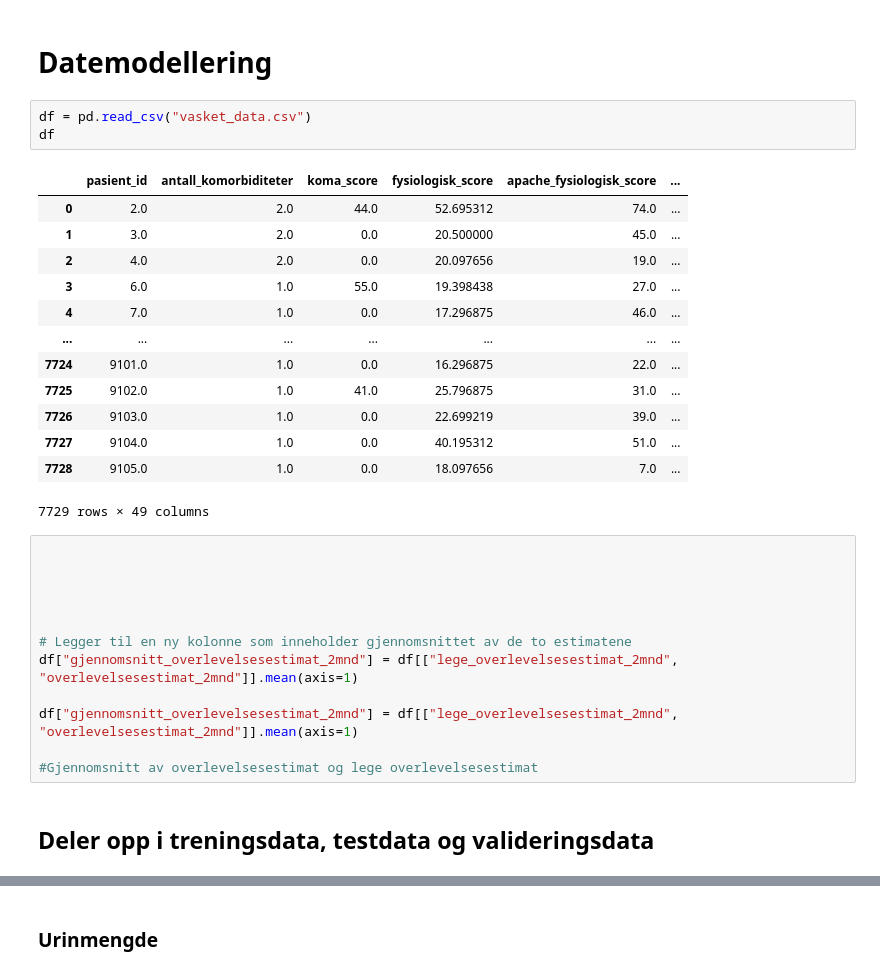
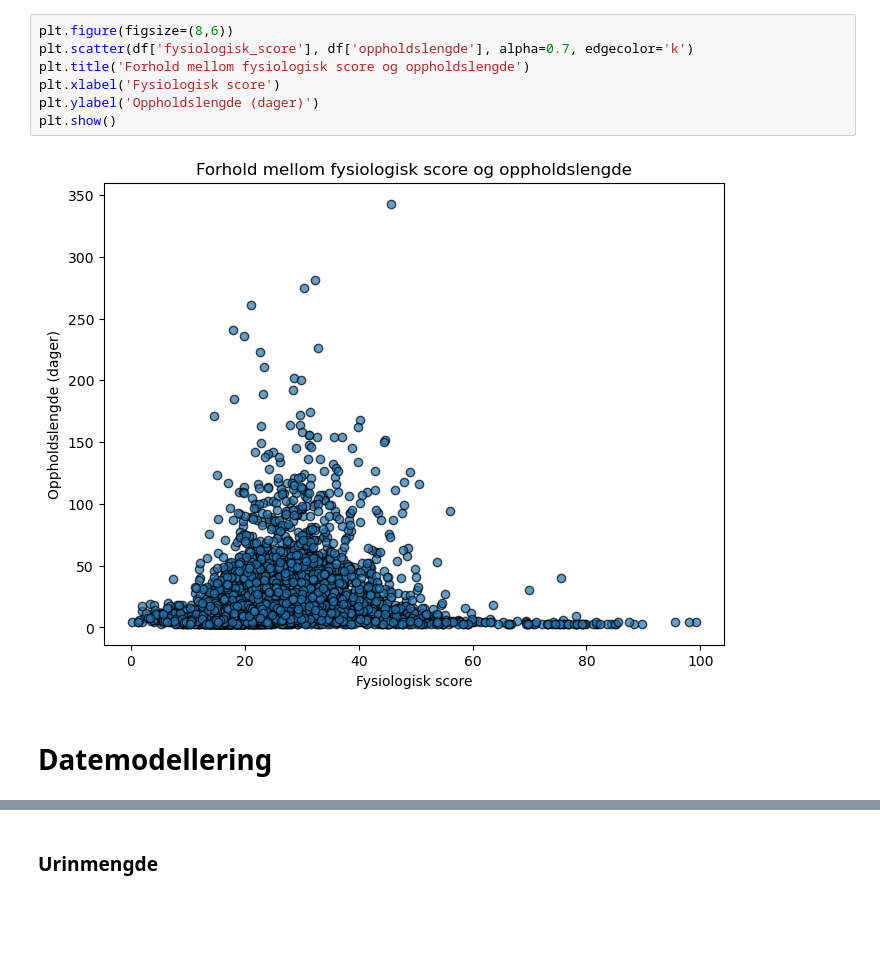
Before and after one commit to EllaSolberg/HospitalLengthofStayEstimation, a Jupyter notebook: Del2.ipynb, the cells around one changed output, grey strips where cells are left out. Drawn from its saved outputs; the diff is of its cells as text; blank space fills up the shorter version.

```diff
--- a/Del2.ipynb
+++ b/Del2.ipynb
@@ -47,33 +216,11 @@ pd.set_option('display.max_columns', None)  #Gjør sånn at hele tabellen vises:
+# %%
+plt.figure(figsize=(8,6))
+plt.scatter(df['fysiologisk_score'], df['oppholdslengde'], alpha=0.7, edgecolor='k')
+plt.title('Forhold mellom fysiologisk score og oppholdslengde')
+plt.xlabel('Fysiologisk score')
+plt.ylabel('Oppholdslengde (dager)')
+plt.show()
+# %% [output]
+[figure, added]
 # %% [markdown]
 # Datemodellering
-# %%
-df = pd.read_csv("vasket_data.csv")
-df
-# %% [output]
-|  | pasient_id | antall_komorbiditeter | koma_score | fysiologisk_score | apache_fysiologisk_score | ... |
-| 0 | 2.0 | 2.0 | 44.0 | 52.695312 | 74.0 | ... |
-| 1 | 3.0 | 2.0 | 0.0 | 20.500000 | 45.0 | ... |
-| 2 | 4.0 | 2.0 | 0.0 | 20.097656 | 19.0 | ... |
-| 3 | 6.0 | 1.0 | 55.0 | 19.398438 | 27.0 | ... |
-| 4 | 7.0 | 1.0 | 0.0 | 17.296875 | 46.0 | ... |
-| ... | ... | ... | ... | ... | ... | ... |
-| 7724 | 9101.0 | 1.0 | 0.0 | 16.296875 | 22.0 | ... |
-| 7725 | 9102.0 | 1.0 | 41.0 | 25.796875 | 31.0 | ... |
-| 7726 | 9103.0 | 1.0 | 0.0 | 22.699219 | 39.0 | ... |
-| 7727 | 9104.0 | 1.0 | 0.0 | 40.195312 | 51.0 | ... |
-| 7728 | 9105.0 | 1.0 | 0.0 | 18.097656 | 7.0 | ... |
-7729 rows × 49 columns
-# %%
-
-
-
-
-
-# Legger til en ny kolonne som inneholder gjennomsnittet av de to estimatene
-df["gjennomsnitt_overlevelsesestimat_2mnd"] = df[["lege_overlevelsesestimat_2mnd", "overlevelsesestimat_2mnd"]].mean(axis=1)
-
-df["gjennomsnitt_overlevelsesestimat_2mnd"] = df[["lege_overlevelsesestimat_2mnd", "overlevelsesestimat_2mnd"]].mean(axis=1)
-
-#Gjennomsnitt av overlevelsesestimat og lege overlevelsesestimat
-# %% [markdown]
-## Deler opp i treningsdata, testdata og valideringsdata
```
Also changed, not shown: parts of 80 cells of this notebook, 5 other files.
